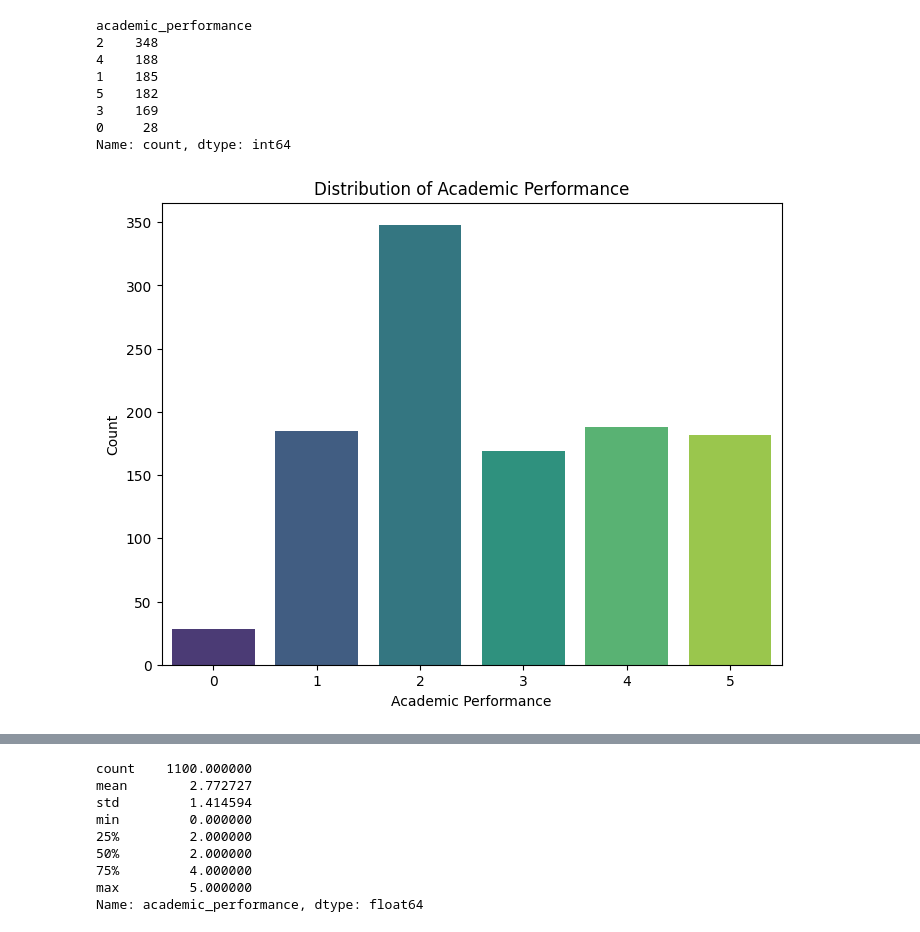
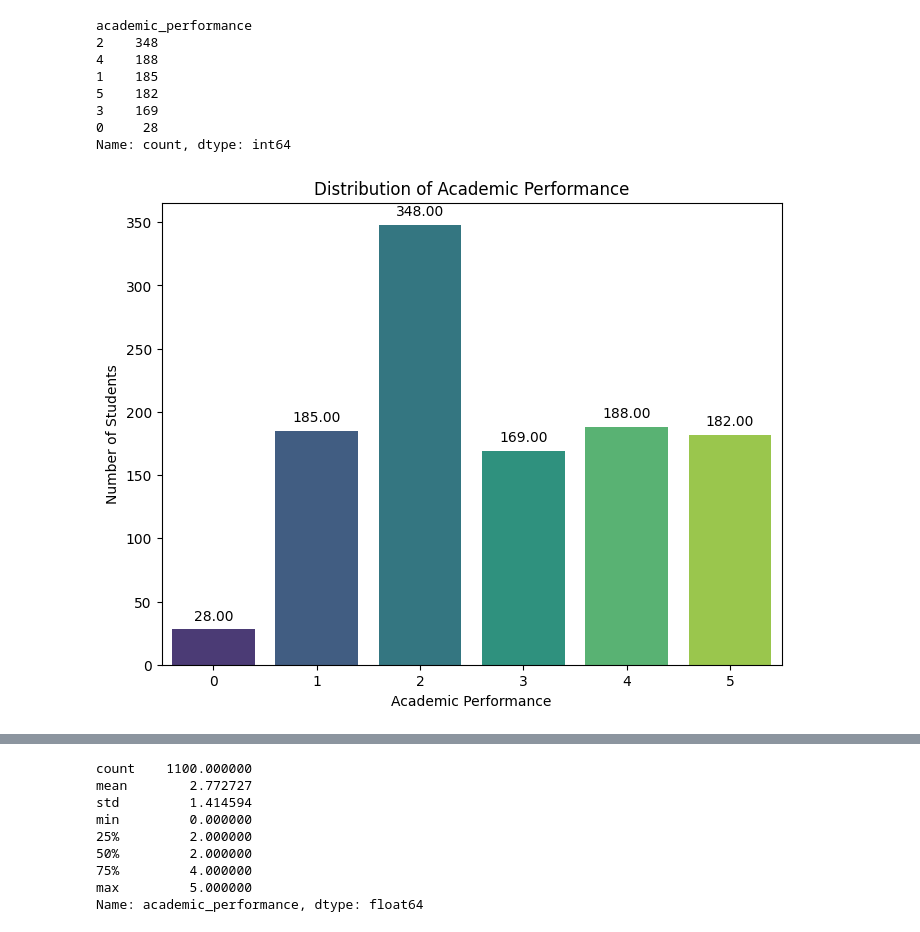
Before and after one commit to Vghxv/112-1-EDM, a Jupyter notebook: find.ipynb, the cells around one changed output, grey strips where cells are left out. Cells and saved outputs as stored; diff of their text form; code cells hidden in the pictures.

```diff
--- a/find.ipynb
+++ b/find.ipynb
@@ -91,17 +91,21 @@ Name: count, dtype: int64
 # %%
 # Count values
 academic_performance_counts = data['academic_performance'].value_counts()
 
 # Create a bar plot
 plt.figure(figsize=(8, 6))
 sns.barplot(x=academic_performance_counts.index, y=academic_performance_counts.values, palette='viridis')
 
 # Adding labels and title
 plt.title('Distribution of Academic Performance')
 plt.xlabel('Academic Performance')
-plt.ylabel('Count')
+plt.ylabel('Number of Students')
+
+# Annotating the bars with percentages
+for x, y in zip(academic_performance_counts.index, academic_performance_counts.values):
+    plt.text(x, y + 5, f"{y:.2f}", ha='center', va='bottom')
 
 # Show the plot
 plt.show()
 # %% [output]
-[figure, old version]
+[figure, new version]
```
Also changed, not shown: parts of 31 cells of this notebook, 1 other file.
